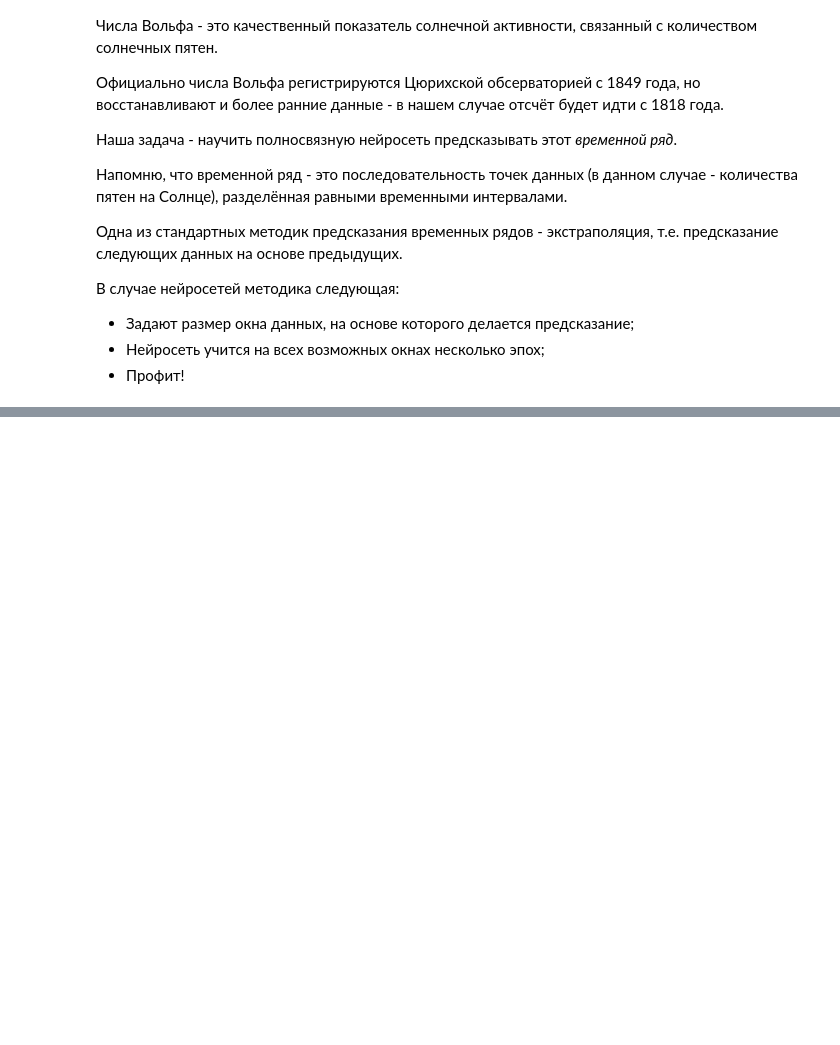
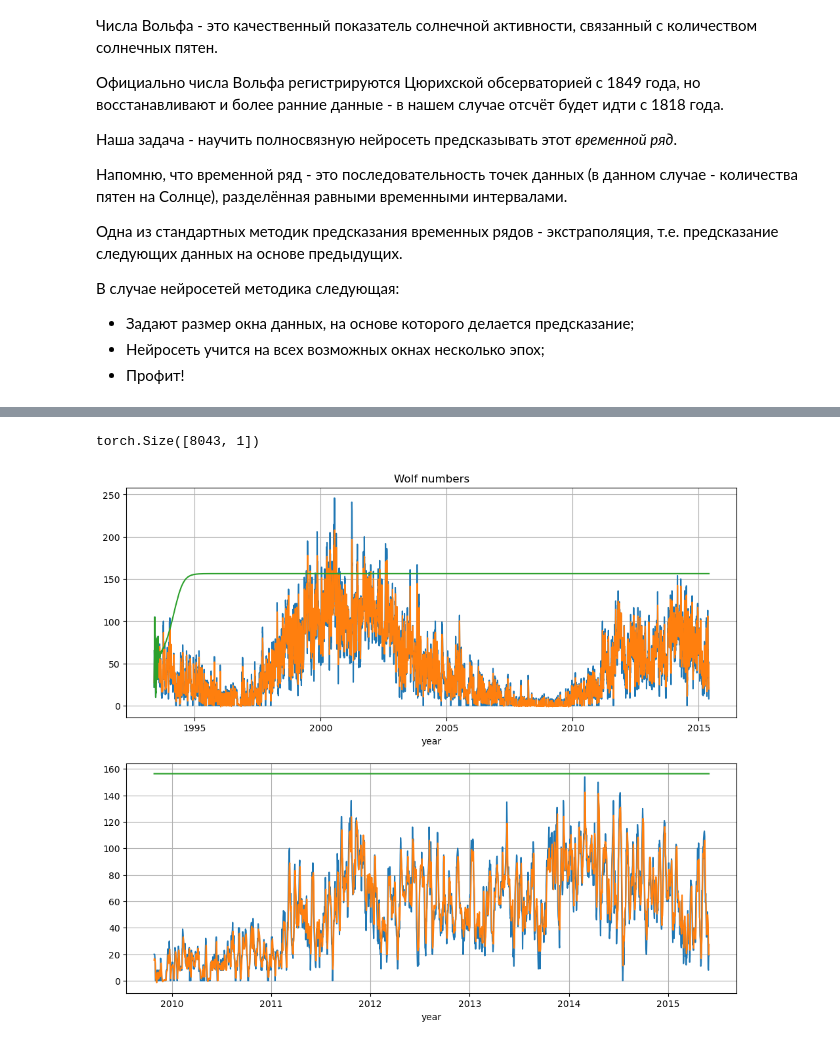
Before and after one commit to alexeivorohov-nn/nn_usu, a Jupyter notebook: Lessons/S3_PyTorch_NN.ipynb, the cells around one changed output, grey strips where cells are left out. Drawn from its saved outputs; the diff is of its cells as text; code cells hidden in the pictures; blank space fills up the shorter version.

Commit message:
modified:   ../Lessons/S3_PyTorch_NN.ipynb 	modified:   ../impls/utils.py

```diff
--- a/Lessons/S3_PyTorch_NN.ipynb
+++ b/Lessons/S3_PyTorch_NN.ipynb
@@ -694,19 +725,20 @@ class SeriesPredictor(nn.Module):
 
     def __init__(self, lookback, scope):
 
+        heads = 20
         super().__init__()
-        self.L1 = nn.Linear(in_features=lookback, out_features=lookback)
+        self.L1 = nn.Linear(in_features=lookback, out_features=scope*heads)
         self.A1 = nn.Sigmoid()
-        self.L2 = nn.Linear(in_features=lookback, out_features=lookback)
-        self.A2 = nn.Sigmoid()
-        self.L3 = nn.Linear(in_features=lookback, out_features=scope)
+        self.L2 = nn.Linear(in_features=scope*heads, out_features=scope)
+        # self.A2 = nn.ReLU()
 
 
     def forward(self, X):
 
         X1 = self.A1(self.L1(X))
-        X2 = self.A2(self.L2(X1))
-        outp = self.L3(X2)
+        outp = self.L2(X1)
+        # X2 = self.A2(self.L2(X1))
+        # outp = self.L3(X2)
 
         return outp
 
@@ -714,10 +746,11 @@ class SeriesPredictor(nn.Module):
 ## Тестируем:
 
 lookback = 4
-scope = 3
+scope = 5
 batch_size = 2
 
 X_try = torch.randn(batch_size, lookback)
+y_try = torch.randn(batch_size, scope)
 
 model_P = SeriesPredictor(lookback=lookback, scope=scope)
 
@@ -726,4 +759,7 @@ model_P = SeriesPredictor(lookback=lookback, scope=scope)
 y_pred = model_P.forward(X_try)
 print(y_pred)
 print(y_pred.shape)
+loss = nn.MSELoss()
+
+print(loss(y_pred, y_try))
 # %% [output]
@@ -799,0 +862,43 @@ Epoch 9, Loss: 1542.8458251953125
+# %%
+
+plt_t = sol_df['YEARF'][split_point+LOOKBACK+1:]
+
+time = len(plt_t)
+
+with torch.no_grad():
+    y_pred=model(X_val)
+
+y_seq = torch.zeros_like(y_val)
+y_seq[0:LOOKBACK, :] = y_val[0:LOOKBACK, :]
+print(y_seq.shape)
+
+with torch.no_grad():
+    for t in range(0, time-LOOKBACK-1):
+        y_seq[t+LOOKBACK+1, 0] = model(y_seq[t:t+LOOKBACK, 0])
+
+fig, (ax1, ax2) = plt.subplots(2,1,figsize=(12,10))
+
+
+ys_val = scaler.inverse(y_val[:, 0])
+ys_pred = scaler.inverse(y_pred[:, 0])
+ys_seq = scaler.inverse(y_seq[:, 0])
+
+t2 = 6000
+
+ax1.plot(plt_t, ys_val)
+ax1.plot(plt_t, ys_pred)
+ax1.plot(plt_t, ys_seq)
+ax1.grid('on')
+ax1.set_title('Wolf numbers')
+ax1.set_xlabel('year')
+
+ax2.plot(plt_t[t2:], ys_val[t2:])
+ax2.plot(plt_t[t2:], ys_pred[t2:])
+ax2.plot(plt_t[t2:], ys_seq[t2:])
+ax2.grid('on')
+ax2.set_xlabel('year')
+
+plt.show()
+# %% [output]
+torch.Size([8043, 1])
+[figure, added]
```
Also changed, not shown: parts of 8 cells of this notebook, 1 other file.
